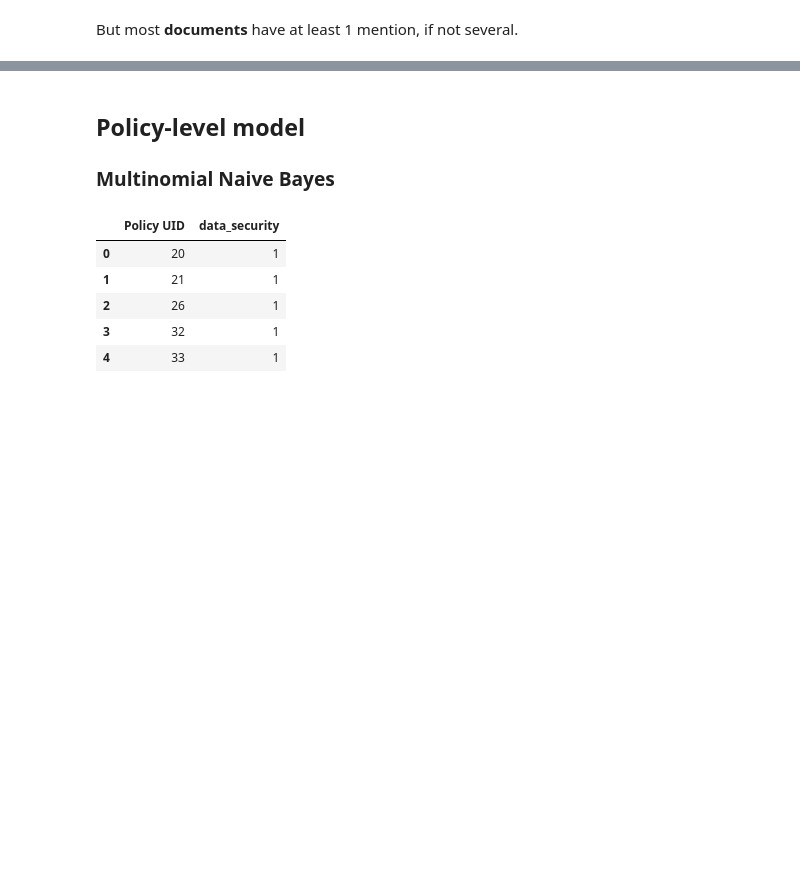
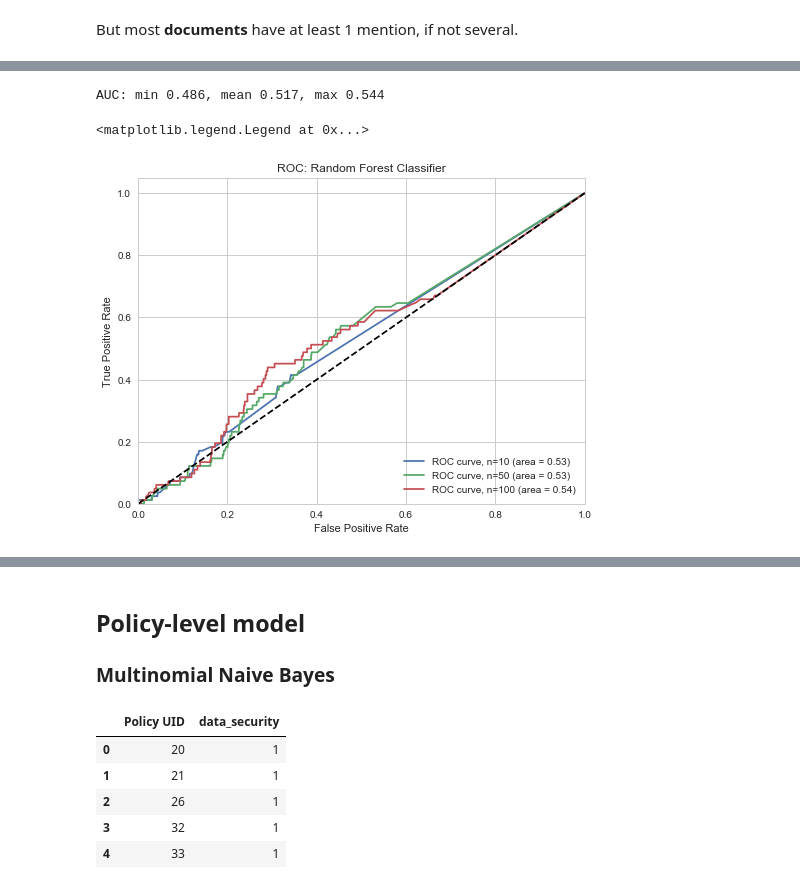
Before and after one commit to pmayostendorp/beforeiaccept, a Jupyter notebook: scripts/Data Encryption Model Development.ipynb, the cells around one changed output, grey strips where cells are left out. Cells and saved outputs as stored; diff of their text form; code cells hidden in the pictures; blank space fills up the shorter version.

```diff
--- a/scripts/Data Encryption Model Development.ipynb
+++ b/scripts/Data Encryption Model Development.ipynb
@@ -131,0 +222,55 @@ ValueError: Found input variables with inconsistent numbers of samples: [6469, 3
+# %%
+#New pipeline
+data_encryption_RF_segment = Pipeline([
+    ('bow',CountVectorizer(ngram_range=(2,2))),
+    ('tfidf',TfidfTransformer()),
+    ('classifier',RandomForestClassifier(class_weight='balanced'))
+])
+# %%
+#Do a k-fold cross validation and get AUC for ROC curve for each
+cv = KFold(n_splits=5,random_state=84)
+scoring='roc_auc'
+
+results = cross_val_score(data_encryption_RF_segment,segments_train,targets_train,cv=cv,scoring=scoring)
+print('AUC: min %0.3f, mean %0.3f, max %0.3f' % (results.min(), results.mean(), results.max()))
+# %% [output]
+AUC: min 0.486, mean 0.517, max 0.544
+# %%
+#Build out ROC curve for variety of n_classifiers
+n_estimators = [10,50,100]
+fpr = {}
+tpr = {}
+roc_auc = {}
+
+for n in n_estimators:
+#     data_encryption_RF_segment = Pipeline([
+#         ('bow',CountVectorizer()),
+#         ('tfidf',TfidfTransformer()),
+#         ('classifier',RandomForestClassifier(class_weight='balanced',n_estimators=n))
+#     ])
+    params = {'classifier__n_estimators': n}
+    data_encryption_RF_segment.set_params(**params)
+    data_encryption_RF_segment.fit(segments_train, targets_train)
+    targets_prob = data_encryption_RF_segment.predict_proba(segments_test)
+    #preds = data_encryption_RF_segment.predict(segments_test)
+    fpr[n], tpr[n], __ = roc_curve(targets_test, targets_prob[:,1])
+    roc_auc[n] = auc(fpr[n],tpr[n])
+# %%
+#Plotting out the ROC curve
+import matplotlib.pyplot as plt
+%matplotlib inline
+
+plt.figure(figsize=(8,6))
+for n in n_estimators:
+    plt.plot(fpr[n], tpr[n], label='ROC curve, n=%s (area = %0.2f)' % (n,roc_auc[n]))
+
+plt.plot([0, 1], [0, 1], color='black', linestyle='--')
+plt.xlim([0.0, 1.0])
+plt.ylim([0.0, 1.05])
+plt.xlabel('False Positive Rate')
+plt.ylabel('True Positive Rate')
+plt.title('ROC: Random Forest Classifier')
+plt.legend(loc="lower right")
+# %% [output]
+<matplotlib.legend.Legend at 0x...>
+[figure, added]
```
Also changed, not shown: parts of 51 cells of this notebook.
